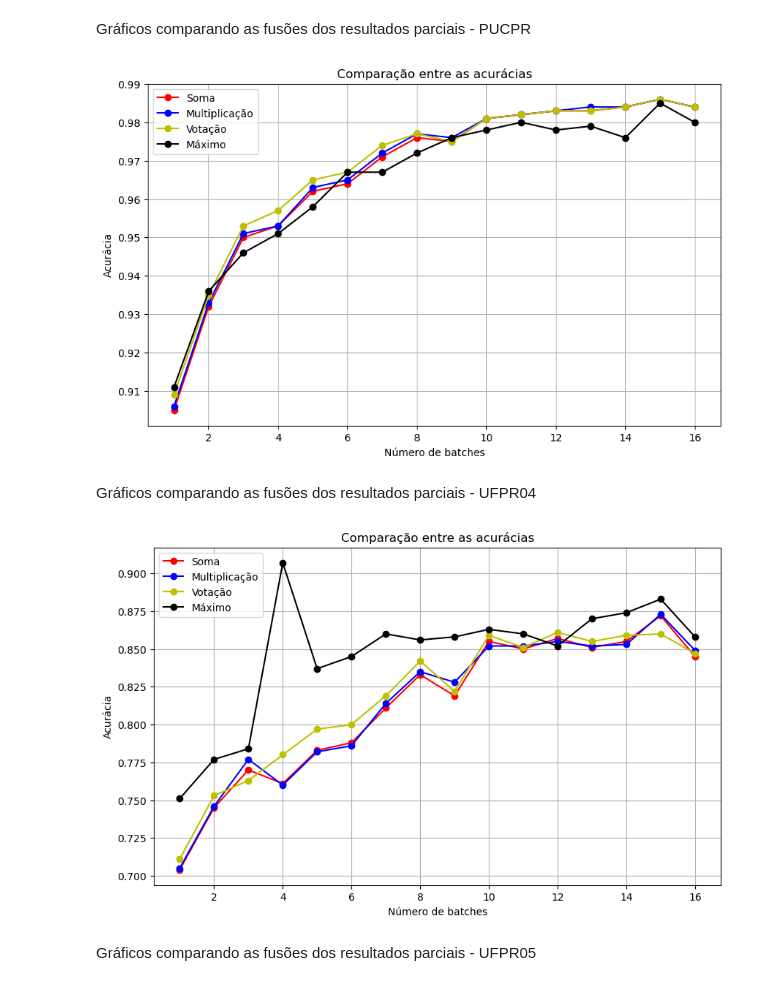
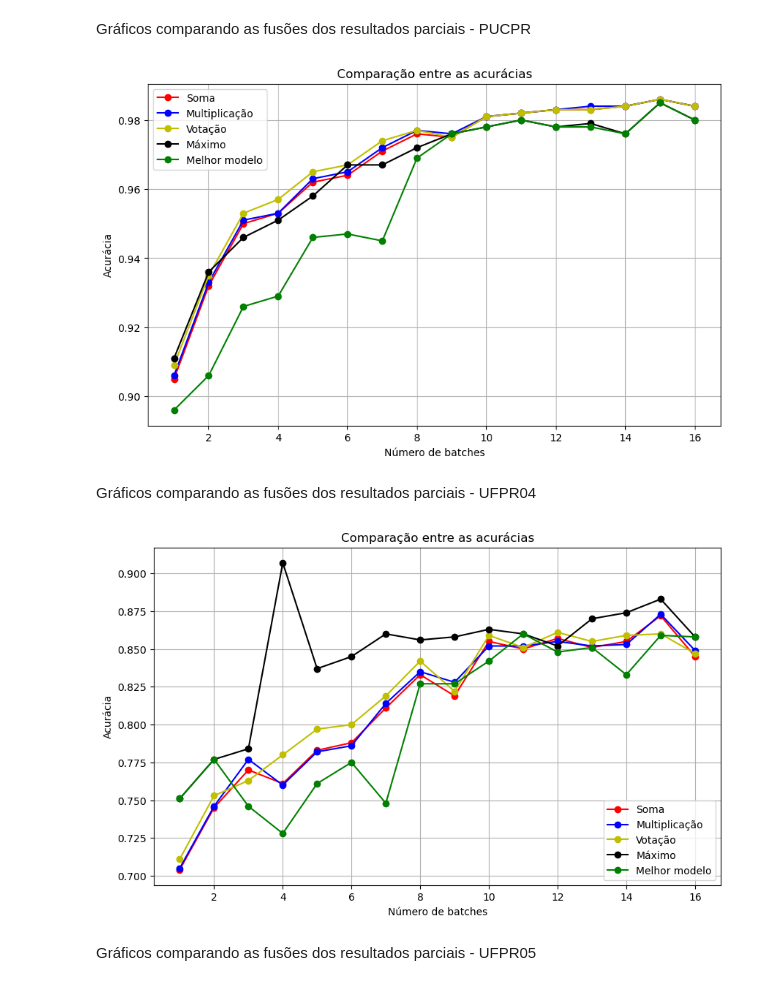
Before and after one commit to Lucas-doc26/Graficos, a Jupyter notebook: tabelas.ipynb, the cells around one changed output. Saved outputs shown, nothing was run; the diff lists cells and outputs as text; code cells hidden in the pictures.

```diff
--- a/tabelas.ipynb
+++ b/tabelas.ipynb
@@ -92,6 +92,7 @@ gs = GridSpec(3, 4)
 ax1 = fig.add_subplot(gs[0, 0:2])  # Primeiras duas colunas da linha 0
 for x, y, label in PUCPR:
     ax1.plot(x, y, label=label)
+    ax1.grid(True)
 ax1.set_title("PUCPR")
 ax1.set_xlabel("Número de batches")
 ax1.set_ylabel("Acurácia")
@@ -100,6 +101,8 @@ ax1.set_ylabel("Acurácia")
 ax2 = fig.add_subplot(gs[0, 2:4])  # Últimas duas colunas da linha 0
 for x, y, label in UFPR04:
     ax2.plot(x, y, label=label)
+    ax2.grid(True)
+
 ax2.set_title("UFPR04")
 ax2.set_xlabel("Número de batches")
 ax2.set_ylabel("Acurácia")
@@ -108,6 +111,8 @@ ax2.set_ylabel("Acurácia")
 ax3 = fig.add_subplot(gs[1, 1:3])  # Colunas centrais da linha 1
 for x, y, label in UFPR05:
     ax3.plot(x, y, label=label)
+    ax3.grid(True)
+
 ax3.set_title("UFPR05")
 ax3.set_xlabel("Número de batches")
 ax3.set_ylabel("Acurácia")
@@ -159,7 +164,7 @@ grafico(melhores)
 def grafico(resultados):
     plt.figure(figsize=(10, 6))
 
-    cores = ['r', 'b', 'y', 'k']
+    cores = ['r', 'b', 'y', 'k', 'g']
 
     for resultado, cor in zip(resultados, cores):
         x, y, nome = resultado
@@ -176,14 +181,15 @@ Gráficos comparando as fusões dos resultados parciais - PUCPR
 # %%
 PUCPR = [
     (x_values, [0.905, 0.932, 0.950, 0.953, 0.962, 0.964, 0.971, 0.976, 0.975, 0.981, 0.982, 0.983, 0.983, 0.984, 0.986, 0.984], 'Soma'),
     (x_values, [0.906, 0.933, 0.951, 0.953, 0.963, 0.965, 0.972, 0.977, 0.976, 0.981, 0.982, 0.983, 0.984, 0.984, 0.986, 0.984], 'Multiplicação'),
     (x_values, [0.909, 0.935, 0.953, 0.957, 0.965, 0.967, 0.974, 0.977, 0.975, 0.981, 0.982, 0.983, 0.983, 0.984, 0.986, 0.984], 'Votação'),
-    (x_values, [0.911, 0.936,0.946 ,0.951 ,0.958 ,0.967 ,0.967 ,0.972 ,0.976 ,0.978 ,0.980 ,0.978 ,0.979 ,0.976 ,0.985 ,0.980], 'Máximo')
+    (x_values, [0.911, 0.936,0.946 ,0.951 ,0.958 ,0.967 ,0.967 ,0.972 ,0.976 ,0.978 ,0.980 ,0.978 ,0.979 ,0.976 ,0.985 ,0.980], 'Máximo'),
+    (x_values, [0.896, 0.906, 0.926, 0.929, 0.946, 0.947, 0.945, 0.969, 0.976, 0.978, 0.980, 0.978, 0.978, 0.976, 0.985, 0.980], 'Melhor modelo')
 ]
 
 grafico(PUCPR)
 # %% [output]
-[figure, old version]
+[figure, new version]
 # %% [markdown]
 Gráficos comparando as fusões dos resultados parciais - UFPR04
 # %%
@@ -191,12 +197,14 @@ UFPR04 = [
     (x_values, [0.704, 0.745, 0.770, 0.761, 0.783, 0.788, 0.811, 0.833, 0.819, 0.855, 0.850, 0.857, 0.851, 0.855, 0.872, 0.845], 'Soma'),
     (x_values, [0.705, 0.746, 0.777, 0.760, 0.782, 0.786, 0.814, 0.835, 0.828, 0.852, 0.852, 0.855, 0.852, 0.853, 0.873, 0.849], 'Multiplicação'),
     (x_values, [0.711, 0.753, 0.763, 0.780, 0.797, 0.800, 0.819, 0.842, 0.822, 0.859, 0.851, 0.861, 0.855, 0.859, 0.860, 0.847], 'Votação'),
-    (x_values, [0.751, 0.777, 0.784, 0.907, 0.837, 0.845, 0.860, 0.856, 0.858, 0.863, 0.860, 0.852, 0.870, 0.874, 0.883, 0.858], 'Máximo')
+    (x_values, [0.751, 0.777, 0.784, 0.907, 0.837, 0.845, 0.860, 0.856, 0.858, 0.863, 0.860, 0.852, 0.870, 0.874, 0.883, 0.858], 'Máximo'),
+    (x_values, [0.751, 0.777, 0.746, 0.728, 0.761, 0.775, 0.748, 0.827, 0.827, 0.842, 0.860, 0.848, 0.851, 0.833, 0.859, 0.858], 'Melhor modelo'),
+
 ]
 
 grafico(UFPR04)
 # %% [output]
-[figure, old version]
+[figure, new version]
 # %% [markdown]
 Gráficos comparando as fusões dos resultados parciais - UFPR05
 # %%
```
Also changed, not shown: parts of 4 cells of this notebook, 1 other file.
